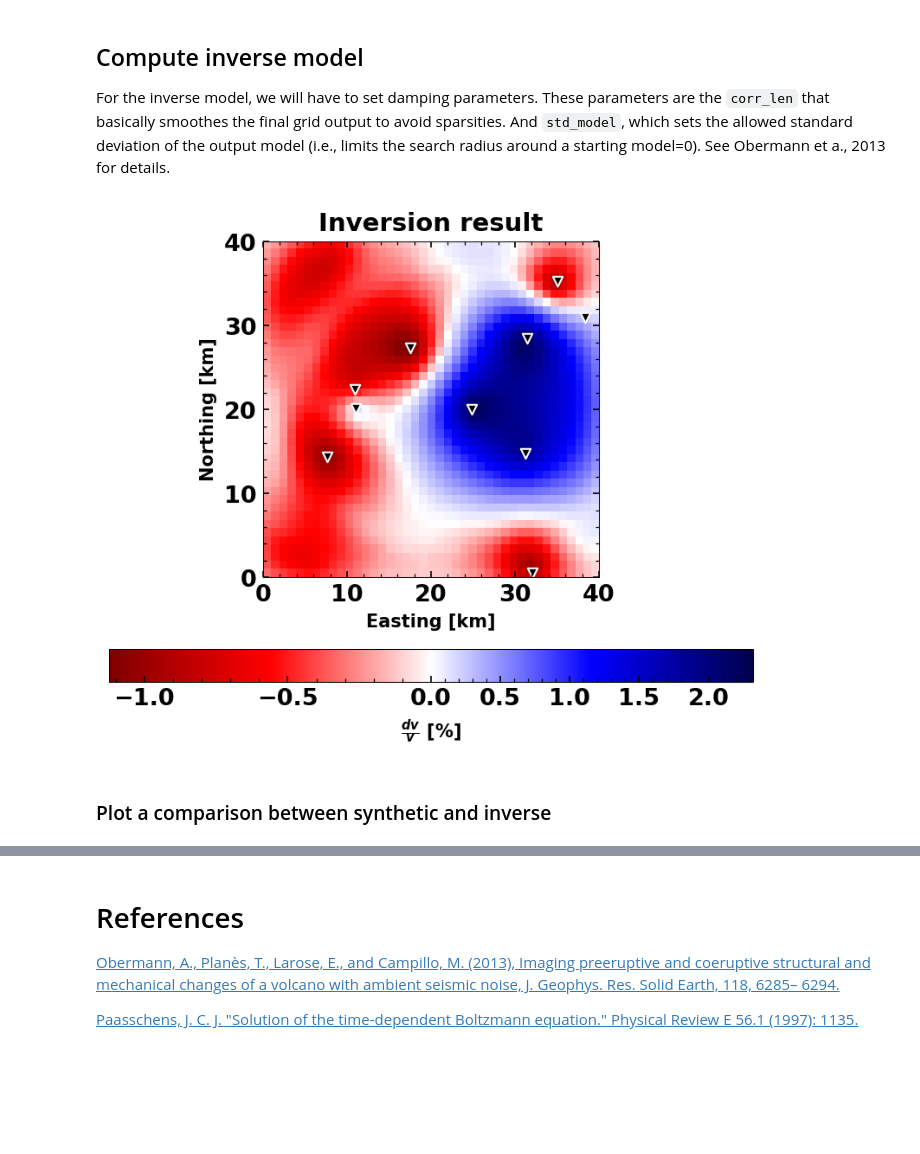
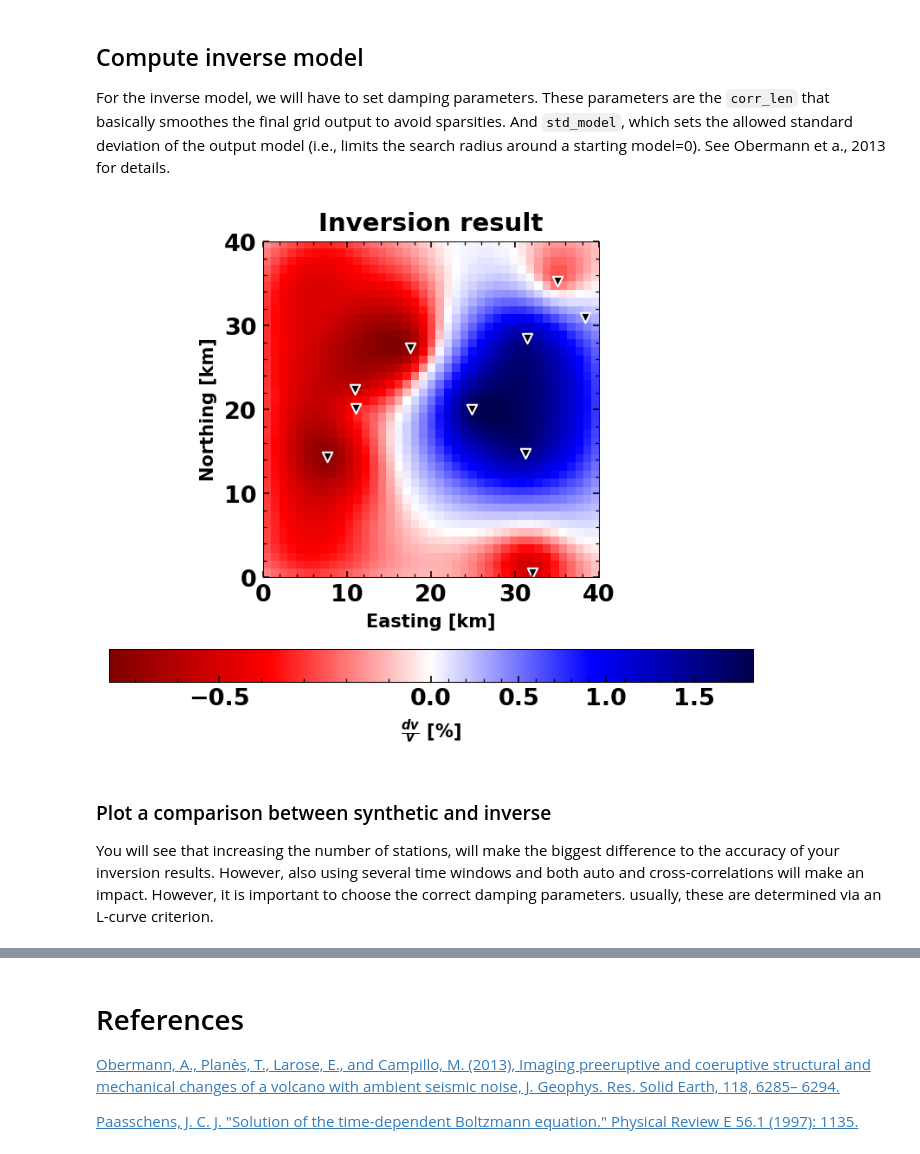
Before and after one commit to PeterMakus/SeisMIC, a Jupyter notebook: examples/spatial.ipynb, the cells around one changed output, grey strips where cells are left out. Drawn from its saved outputs; the diff is of its cells as text; code cells hidden in the pictures; blank space fills up the shorter version.

```diff
--- a/examples/spatial.ipynb
+++ b/examples/spatial.ipynb
@@ -167,20 +170,23 @@ And `std_model`, which sets the allowed standard deviation of the output model (
 limits the search radius around a starting model=0). See Obermann et a., 2013 for details.
 # %%
 # smoothing parameters
-corr_len = 2  # correlation length in km
-std_model = 0.076  # standard deviation of the model
+corr_len = 3  # correlation length in km
+std_model = 0.05  # standard deviation of the model
 
 inverse_model = dvg.compute_dv_grid(
     dvs, dvs[0].stats.corr_start[5], scaling_factor=res, corr_len=corr_len,
     std_model=std_model)
 
 # Let's have a first look at the result
 dvg.plot()
 plt.title('Inversion result');
 # %% [output]
-[figure, old version]
+[figure, new version]
-# %% [markdown]
-### Plot a comparison between synthetic and inverse
+# %% [markdown]
+### Plot a comparison between synthetic and inverse
+
+You will see that increasing the number of stations, will make the biggest difference to the accuracy of your inversion results. However, also using several time windows and both auto and cross-correlations will make an impact.
+However, it is important to choose the correct damping parameters. usually, these are determined via an L-curve criterion.
 # %%
 set_mpl_params()
 
```
Also changed, not shown: parts of 3 cells of this notebook, 6 other files.
